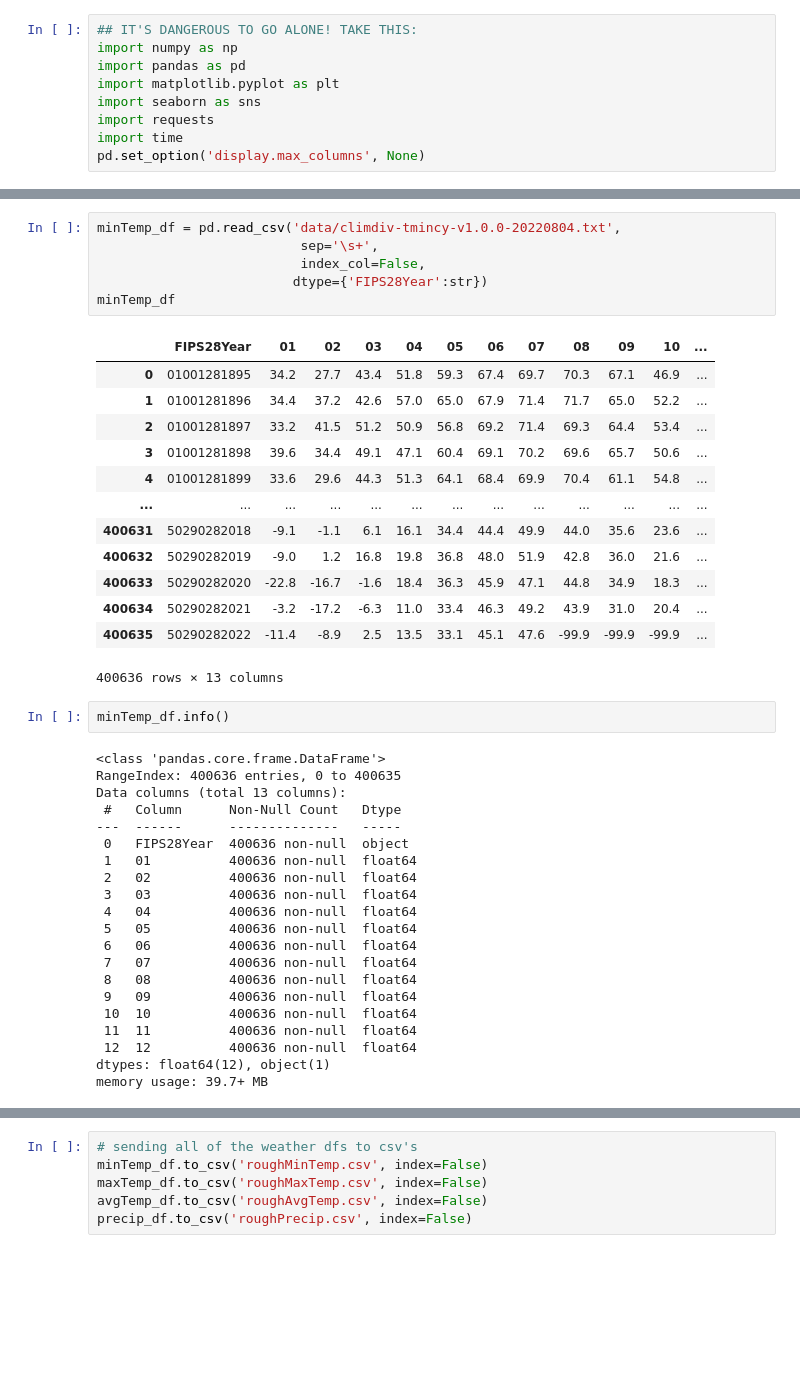
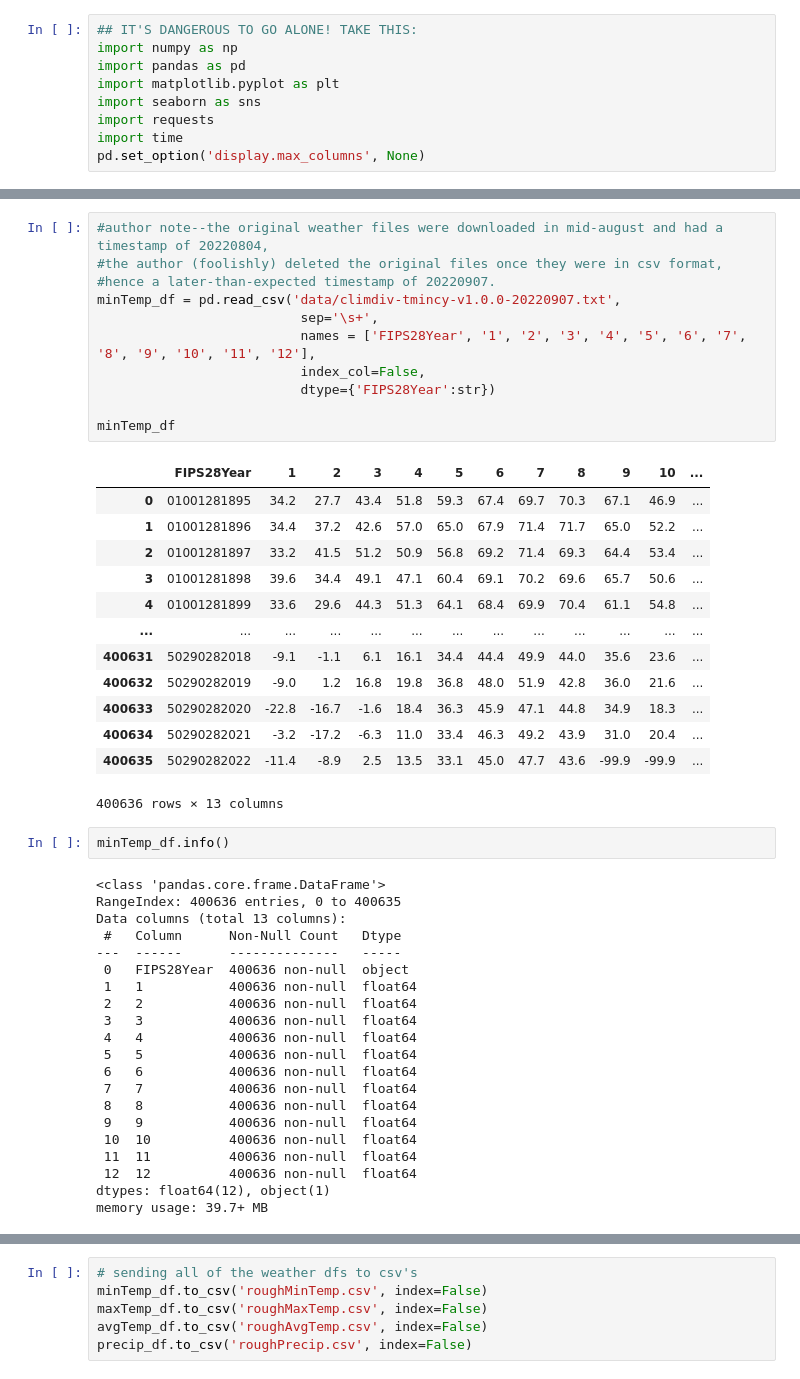
Before and after one commit to gweggurs/Soil, a Jupyter notebook: Soil, data acquisition.ipynb, the cells around one changed output, grey strips where cells are left out. Drawn from its saved outputs; the diff is of its cells as text; blank space fills up the shorter version.

Commit message:
final version of the data acq notebook

```diff
--- a/Soil, data acquisition.ipynb
+++ b/Soil, data acquisition.ipynb
@@ -60,11 +139,16 @@ The documentation is clear that the 'Normals' for this dataset are not true norm
 # %%
-minTemp_df = pd.read_csv('data/climdiv-tmincy-v1.0.0-20220804.txt',
+#author note--the original weather files were downloaded in mid-august and had a timestamp of 20220804,
+#the author (foolishly) deleted the original files once they were in csv format,
+#hence a later-than-expected timestamp of 20220907.
+minTemp_df = pd.read_csv('data/climdiv-tmincy-v1.0.0-20220907.txt',
                           sep='\s+',
+                          names = ['FIPS28Year', '1', '2', '3', '4', '5', '6', '7', '8', '9', '10', '11', '12'],
                           index_col=False,
-                         dtype={'FIPS28Year':str})
+                          dtype={'FIPS28Year':str})
+
 minTemp_df
 # %% [output]
-|  | FIPS28Year | 01 | 02 | 03 | 04 | 05 | 06 | 07 | 08 | 09 | 10 | ... |
+|  | FIPS28Year | 1 | 2 | 3 | 4 | 5 | 6 | 7 | 8 | 9 | 10 | ... |
 | 0 | 01001281895 | 34.2 | 27.7 | 43.4 | 51.8 | 59.3 | 67.4 | 69.7 | 70.3 | 67.1 | 46.9 | ... |
 | 1 | 01001281896 | 34.4 | 37.2 | 42.6 | 57.0 | 65.0 | 67.9 | 71.4 | 71.7 | 65.0 | 52.2 | ... |
 | 2 | 01001281897 | 33.2 | 41.5 | 51.2 | 50.9 | 56.8 | 69.2 | 71.4 | 69.3 | 64.4 | 53.4 | ... |
@@ -75,7 +159,7 @@ minTemp_df
 | 400632 | 50290282019 | -9.0 | 1.2 | 16.8 | 19.8 | 36.8 | 48.0 | 51.9 | 42.8 | 36.0 | 21.6 | ... |
 | 400633 | 50290282020 | -22.8 | -16.7 | -1.6 | 18.4 | 36.3 | 45.9 | 47.1 | 44.8 | 34.9 | 18.3 | ... |
 | 400634 | 50290282021 | -3.2 | -17.2 | -6.3 | 11.0 | 33.4 | 46.3 | 49.2 | 43.9 | 31.0 | 20.4 | ... |
-| 400635 | 50290282022 | -11.4 | -8.9 | 2.5 | 13.5 | 33.1 | 45.1 | 47.6 | -99.9 | -99.9 | -99.9 | ... |
+| 400635 | 50290282022 | -11.4 | -8.9 | 2.5 | 13.5 | 33.1 | 45.0 | 47.7 | 43.6 | -99.9 | -99.9 | ... |
 400636 rows × 13 columns
 # %%
 minTemp_df.info()
@@ -86,15 +170,15 @@ Data columns (total 13 columns):
  #   Column      Non-Null Count   Dtype
 ---  ------      --------------   -----
  0   FIPS28Year  400636 non-null  object
- 1   01          400636 non-null  float64
- 2   02          400636 non-null  float64
- 3   03          400636 non-null  float64
- 4   04          400636 non-null  float64
- 5   05          400636 non-null  float64
- 6   06          400636 non-null  float64
- 7   07          400636 non-null  float64
- 8   08          400636 non-null  float64
- 9   09          400636 non-null  float64
+ 1   1           400636 non-null  float64
+ 2   2           400636 non-null  float64
+ 3   3           400636 non-null  float64
+ 4   4           400636 non-null  float64
+ 5   5           400636 non-null  float64
+ 6   6           400636 non-null  float64
+ 7   7           400636 non-null  float64
+ 8   8           400636 non-null  float64
+ 9   9           400636 non-null  float64
  10  10          400636 non-null  float64
  11  11          400636 non-null  float64
  12  12          400636 non-null  float64
```
Also changed, not shown: parts of 26 cells of this notebook.
